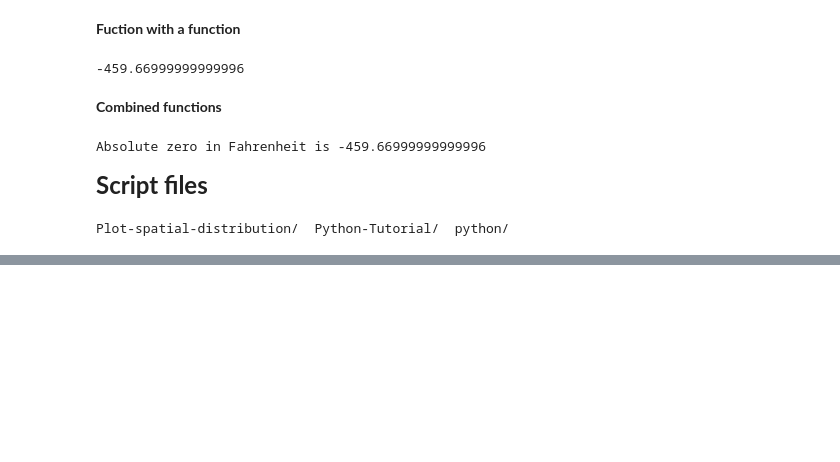
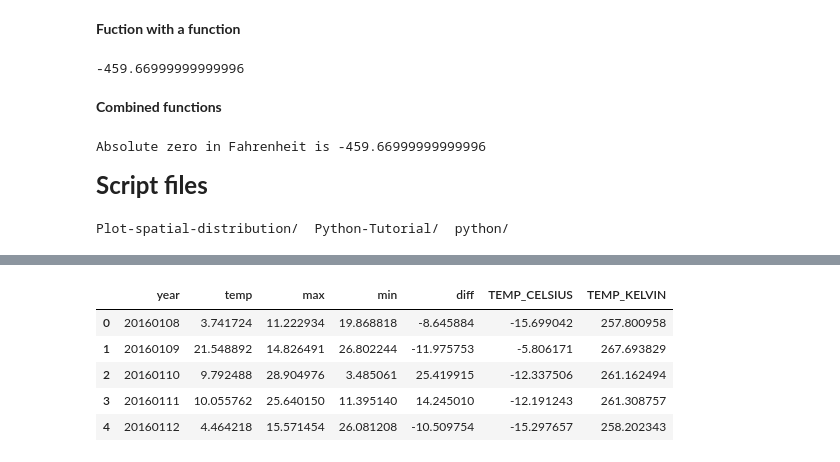
Before and after one commit to yangshanye/Python-Tutorial, a Jupyter notebook: Geopython_basic_expresion.ipynb, the cells around one changed output, grey strips where cells are left out. Cells and saved outputs as stored; diff of their text form; code cells hidden in the pictures; blank space fills up the shorter version.

```diff
--- a/Geopython_basic_expresion.ipynb
+++ b/Geopython_basic_expresion.ipynb
@@ -1332,0 +1376,6 @@ Index: []
+# %%
+# Calculate max min difference
+data["diff"] = data["max"] - data["min"]
+
+# Check the result
+data.head()
@@ -1332,0 +1389,6 @@ Index: []
+# %%
+# Create a new column and convert temp fahrenheit to celsius:
+data["TEMP_CELSIUS"] = (data["temp"] - 32) / (9 / 5)
+
+# Check output
+data.head()
@@ -1332,0 +1402,13 @@ Index: []
+# %%
+# Create a new column and convert temp fahrenheit to celsius:
+data["TEMP_KELVIN"] = (data["TEMP_CELSIUS"] + 273.5)
+
+# Check output
+data.head()
+# %% [output]
+|  | year | temp | max | min | diff | TEMP_CELSIUS | TEMP_KELVIN |
+| 0 | 20160108 | 3.741724 | 11.222934 | 19.868818 | -8.645884 | -15.699042 | 257.800958 |
+| 1 | 20160109 | 21.548892 | 14.826491 | 26.802244 | -11.975753 | -5.806171 | 267.693829 |
+| 2 | 20160110 | 9.792488 | 28.904976 | 3.485061 | 25.419915 | -12.337506 | 261.162494 |
+| 3 | 20160111 | 10.055762 | 25.640150 | 11.395140 | 14.245010 | -12.191243 | 261.308757 |
+| 4 | 20160112 | 4.464218 | 15.571454 | 26.081208 | -10.509754 | -15.297657 | 258.202343 |
```
Also changed, not shown: parts of 178 cells of this notebook.
